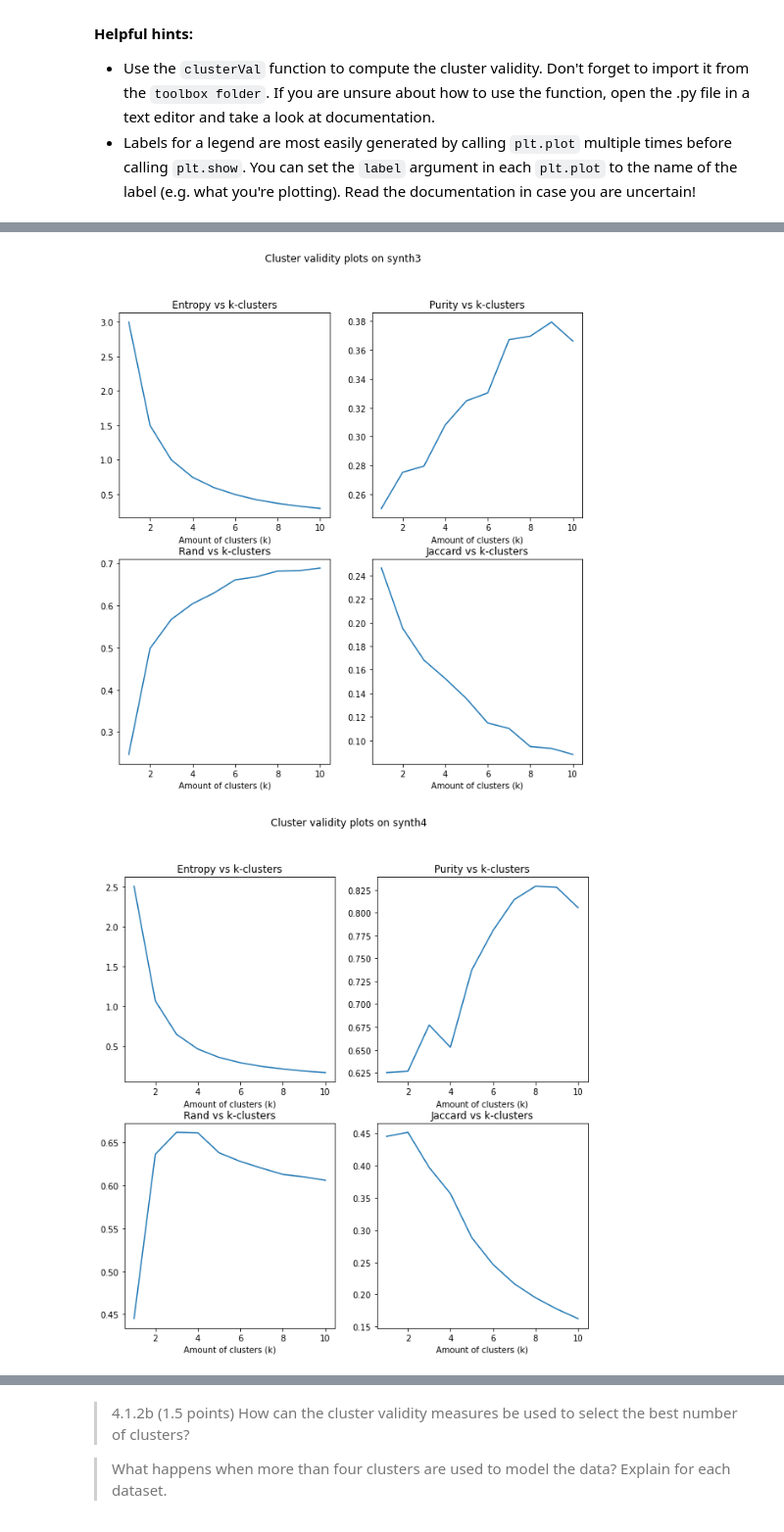
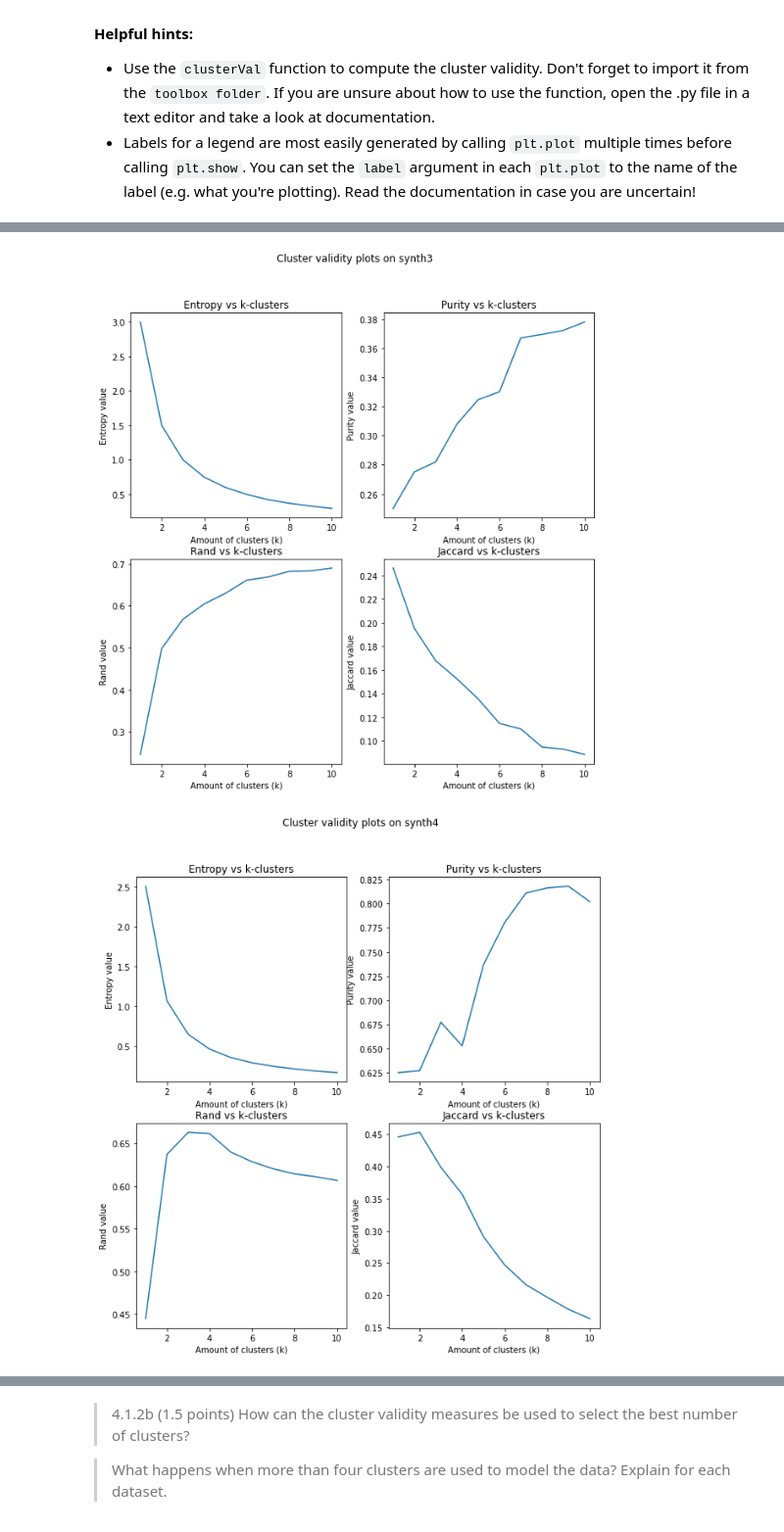
Before and after one commit to Senna-Renting/Data-Mining-Assignments, a Jupyter notebook: assignment_4/assignment_4.ipynb, the cells around one changed output, grey strips where cells are left out. Shown at 98% size. Cells and saved outputs as stored; diff of their text form; code cells hidden in the pictures.

```diff
--- a/assignment_4/assignment_4.ipynb
+++ b/assignment_4/assignment_4.ipynb
@@ -140,12 +140,12 @@ for filename in all_filenames:
     fig, axs = plt.subplots(2,2, figsize=(10,10))
     fig.suptitle(f"Cluster validity plots on {filename}")
     axs[0][0].set_title("Entropy vs k-clusters")
-    axs[0][0].set_xlabel("Entropy value")
+    axs[0][0].set_ylabel("Entropy value")
     axs[0][0].set_xlabel("Amount of clusters (k)")
     axs[0][0].plot(ks, Es)
     # plot the purity vs k-clusters
     axs[0][1].set_title("Purity vs k-clusters")
-    axs[0][1].set_xlabel("Purity value")
+    axs[0][1].set_ylabel("Purity value")
     axs[0][1].set_xlabel("Amount of clusters (k)")
     axs[0][1].plot(ks, Ps)
     # plot the rand vs k-clusters
@@ -164,2 +164,2 @@ for filename in all_filenames:
-[figure, old version]
+[figure, new version]
-[figure, old version]
+[figure, new version]
```
Also changed, not shown: parts of 5 cells of this notebook.
